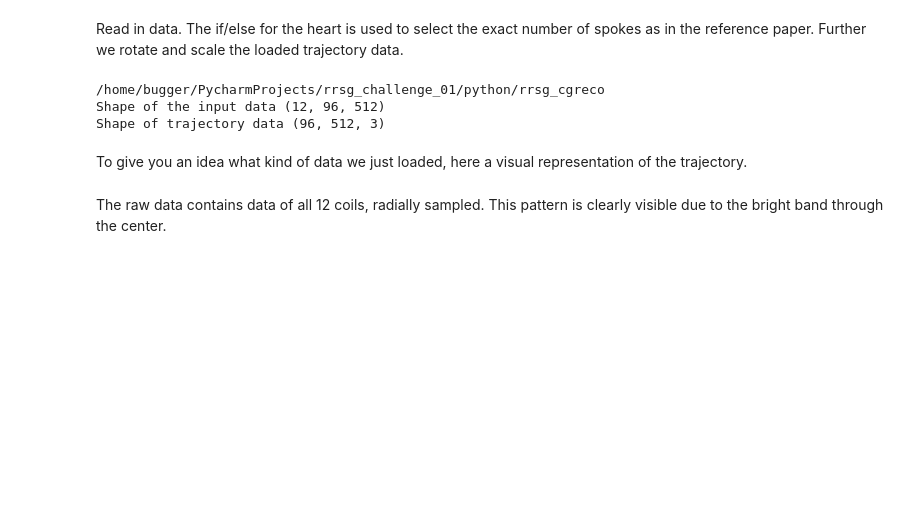
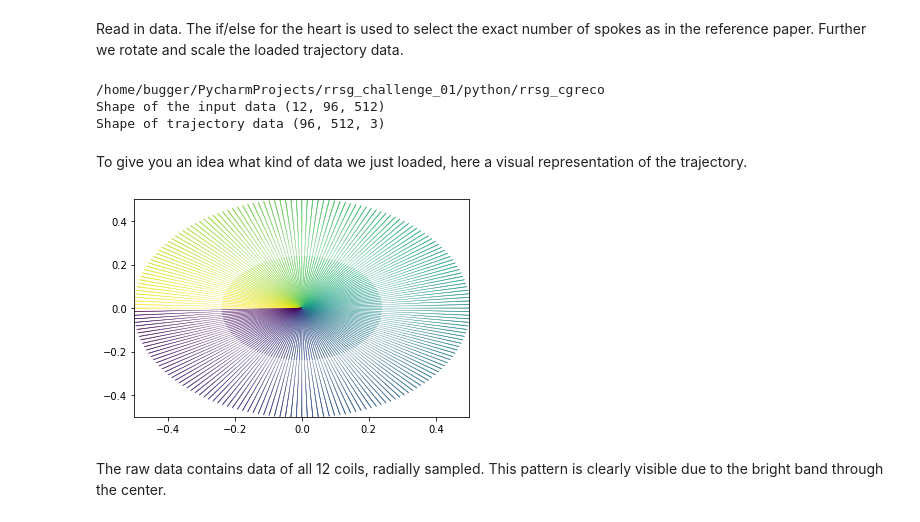
Before and after one commit to ISMRM/rrsg_challenge_01, a Jupyter notebook: python/rrsg_cgreco/step_by_step_recon.ipynb, the cells around one changed output. Cells and saved outputs as stored; diff of their text form; code cells hidden in the pictures; blank space fills up the shorter version.

```diff
--- a/python/rrsg_cgreco/step_by_step_recon.ipynb
+++ b/python/rrsg_cgreco/step_by_step_recon.ipynb
@@ -76,7 +77,10 @@ Shape of trajectory data (96, 512, 3)
 To give you an idea what kind of data we just loaded, here a visual representation of the trajectory.
 # %%
 # Quiver plot of the trajectory
-plot_complex_arrows(trajectory[0]);
+complex_trajectory = trajectory[:, :, 0] + 1j * trajectory[:, :, 1]
+plot_complex_arrows(complex_trajectory);
+# %% [output]
+[figure, added]
 # %% [markdown]
 The raw data contains data of all 12 coils, radially sampled. This pattern is clearly visible due to the bright band through the center.
 # %%
```
Also changed, not shown: parts of 6 cells of this notebook.
